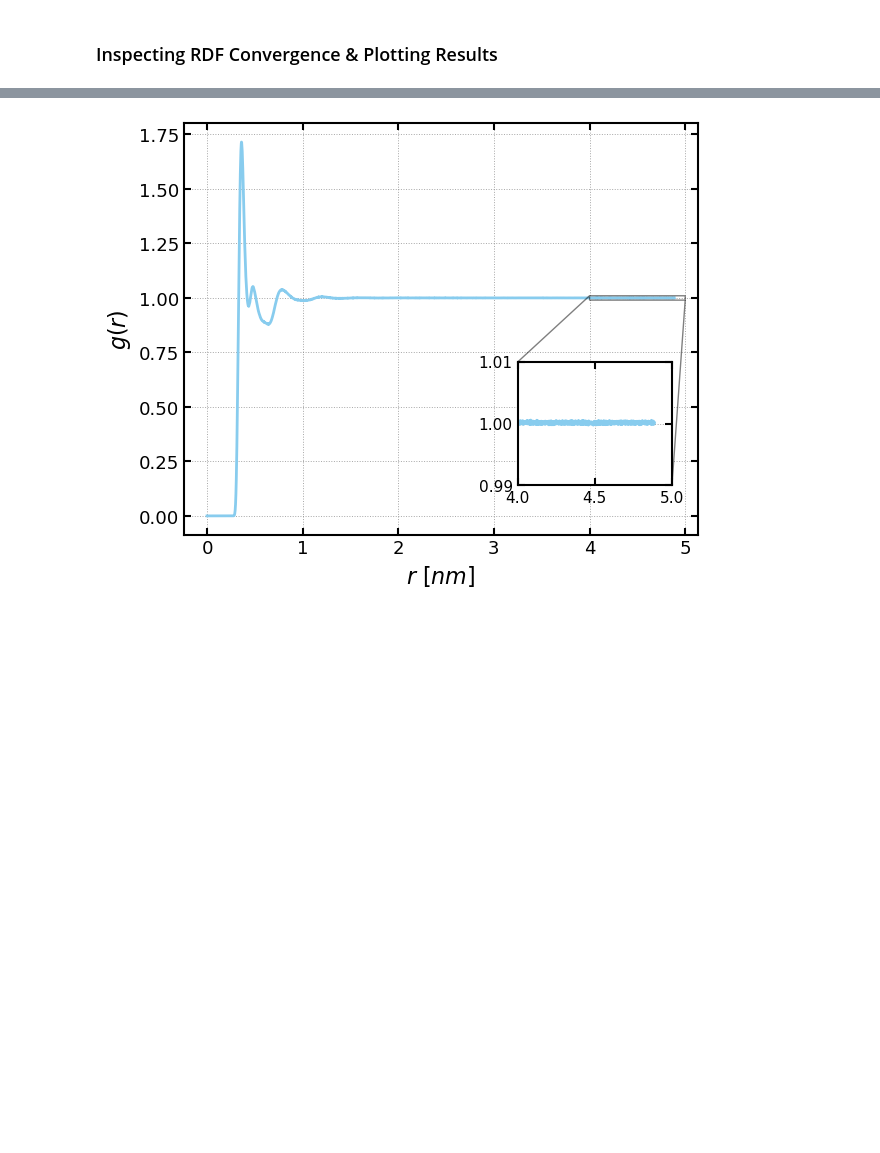
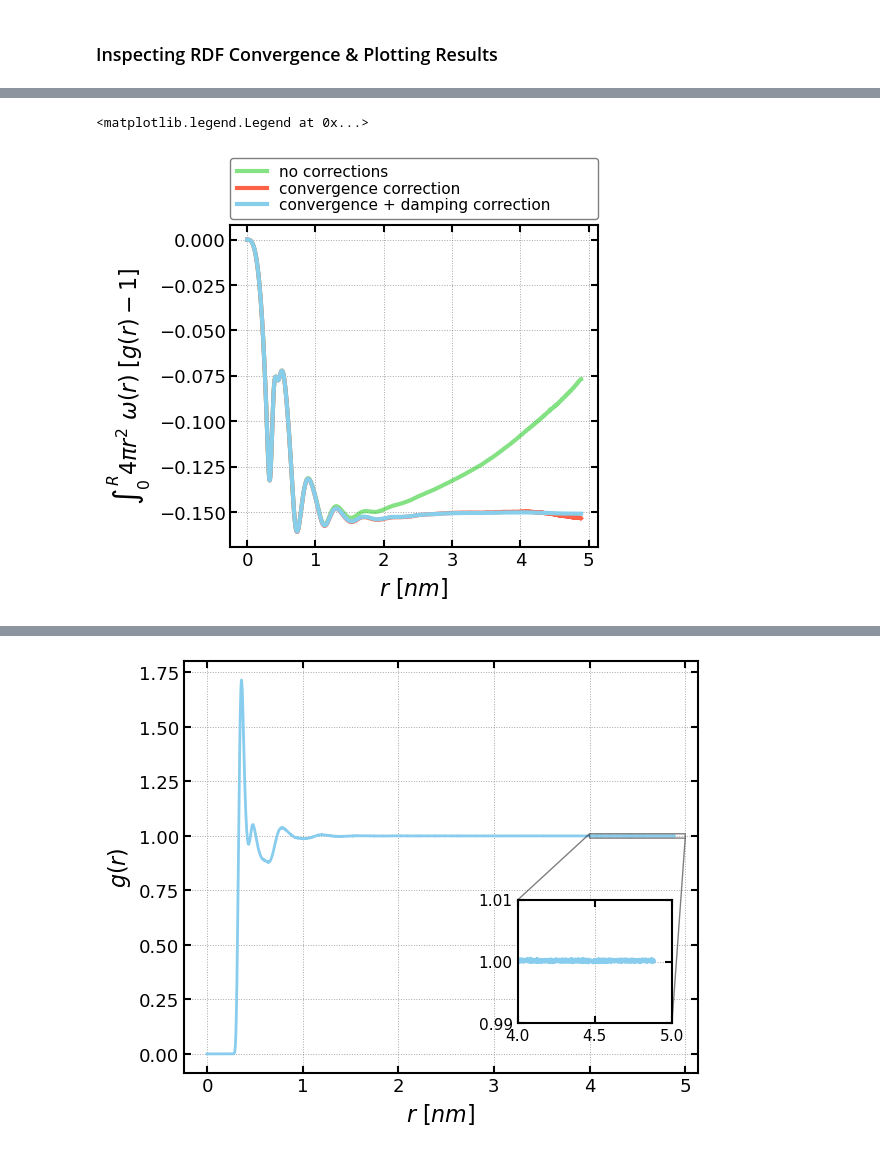
Before and after one commit to anl-sepsci/kbkit, a Jupyter notebook: examples/etoh_h2o_example.ipynb, the cells around one changed output, grey strips where cells are left out. Cells and saved outputs as stored; diff of their text form; code cells hidden in the pictures; blank space fills up the shorter version.

```diff
--- a/examples/etoh_h2o_example.ipynb
+++ b/examples/etoh_h2o_example.ipynb
@@ -195,3 +198,23 @@ kbi.plot_integrand()  # demonstrates impact of damp factor on integrand for runn
+# %%
+raw_rkbi = kbi._compute_rkbi(correct_rdf_convergence=False, apply_damping=False)
+g_rkbi = kbi._compute_rkbi(correct_rdf_convergence=True, apply_damping=False)
+gk_rkbi = kbi._compute_rkbi(correct_rdf_convergence=True, apply_damping=True)
+
+fig, ax = plt.subplots(figsize=(5,4.5))
+ax.plot(kbi.rdf.r, raw_rkbi, c="limegreen", alpha=0.6, lw=3, ls="-", label="no corrections")
+ax.plot(kbi.rdf.r, g_rkbi, c="tomato", lw=3, ls="-", label="convergence correction")
+ax.plot(kbi.rdf.r, gk_rkbi, c="skyblue", lw=3, ls="-", label="convergence + damping correction")
+ax.set_xlabel(r"$r$ [$nm$]")
+ax.set_ylabel(r"$\int_0^R 4 \pi r^2 \ \omega (r) \ [g(r) - 1]$")
+ax.legend(
+    bbox_to_anchor=(0., 1.02, 1., .102),
+    loc='lower left',
+    mode='expand',
+    borderaxespad=0.,
+)
+# %% [output]
+<matplotlib.legend.Legend at 0x...>
+[figure, added]
 # %%
 kbi.plot_extrapolation()  # shows linear regression to scaled running KBI for extrapolation in the thermodynamic limit
 # %% [output]
```
Also changed, not shown: parts of 6 cells of this notebook, 7 other files.
